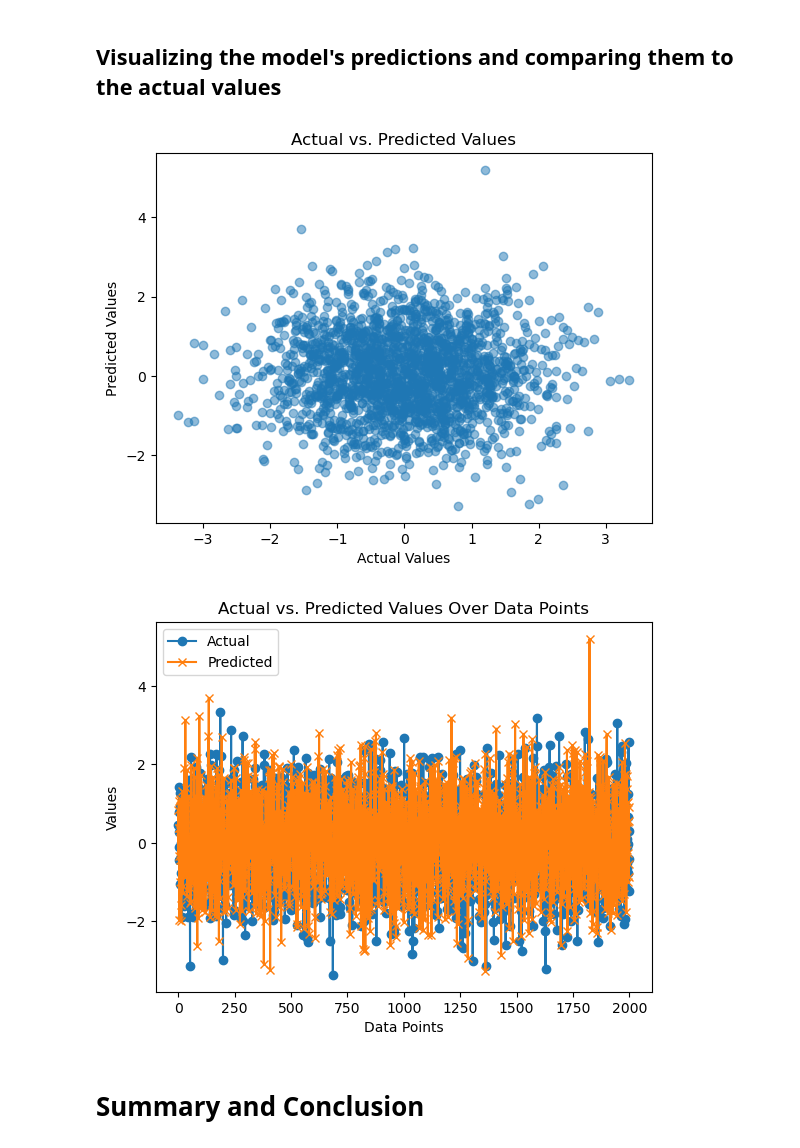
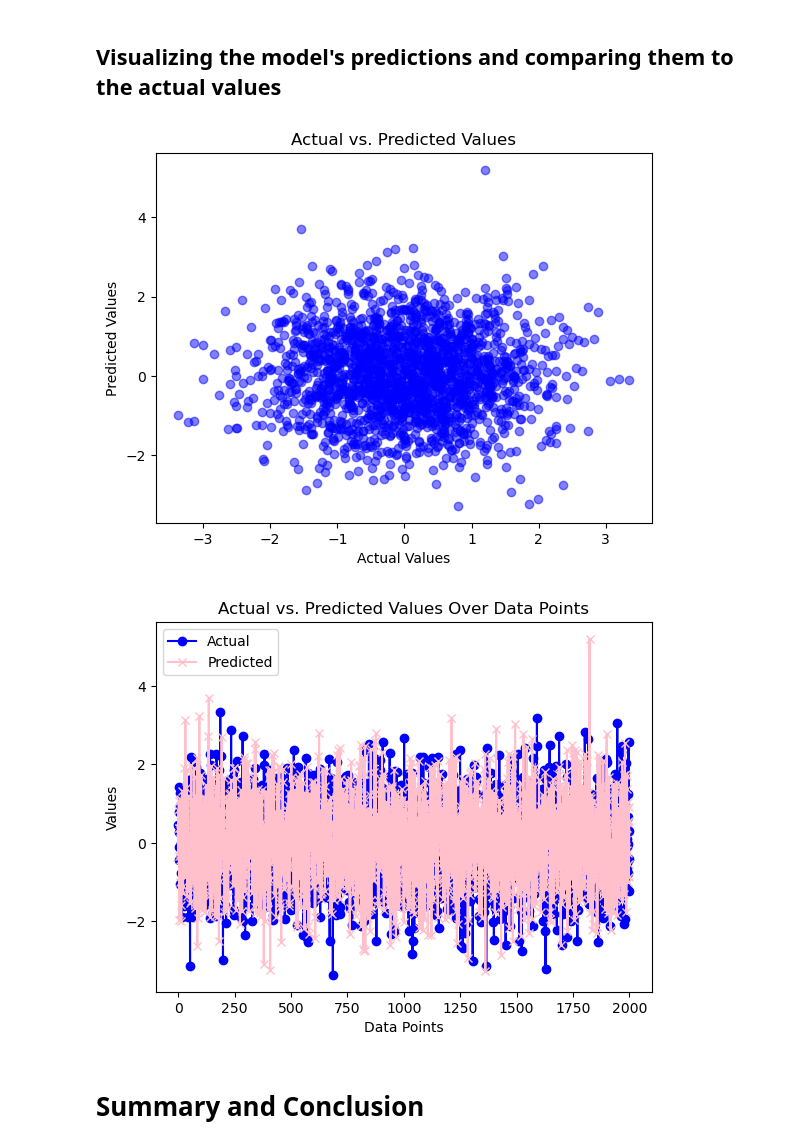
Before and after one commit to sarah10001/Paris_Phase_2_Project, a Jupyter notebook: Housing Prediction Model.ipynb, the cells around one changed output. Saved outputs shown, nothing was run; the diff lists cells and outputs as text; code cells hidden in the pictures.

```diff
--- a/Housing Prediction Model.ipynb
+++ b/Housing Prediction Model.ipynb
@@ -695,24 +695,24 @@ plt.gca().spines['right'].set_visible(False)
 ## Visualizing the model's predictions and comparing them to the actual values
 # %%
 # Scatter plot of actual vs. predicted values
-plt.scatter(y_test, y_pred, alpha=0.5)
+plt.scatter(y_test, y_pred, alpha=0.5, color='blue')
 plt.title('Actual vs. Predicted Values')
 plt.xlabel('Actual Values')
 plt.ylabel('Predicted Values')
 plt.show()
 # %% [output]
-[figure, old version]
+[figure, new version]
 # %%
 # Line plot of actual vs. predicted values
-plt.plot(y_test, label='Actual', marker='o')
-plt.plot(y_pred, label='Predicted', marker='x')
+plt.plot(y_test, label='Actual', marker='o', color='blue')
+plt.plot(y_pred, label='Predicted', marker='x', color='pink')
 plt.title('Actual vs. Predicted Values Over Data Points')
 plt.xlabel('Data Points')
 plt.ylabel('Values')
 plt.legend()
 plt.show()
 # %% [output]
-[figure, old version]
+[figure, new version]
 # %% [markdown]
 # Summary and Conclusion
 # %% [markdown]
```
Also changed, not shown: parts of 6 cells of this notebook.
